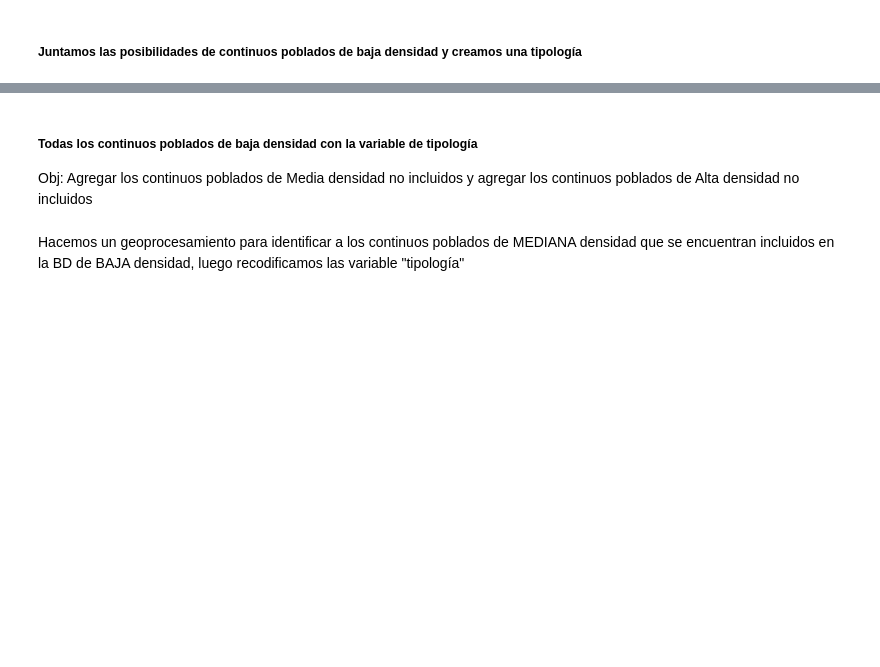
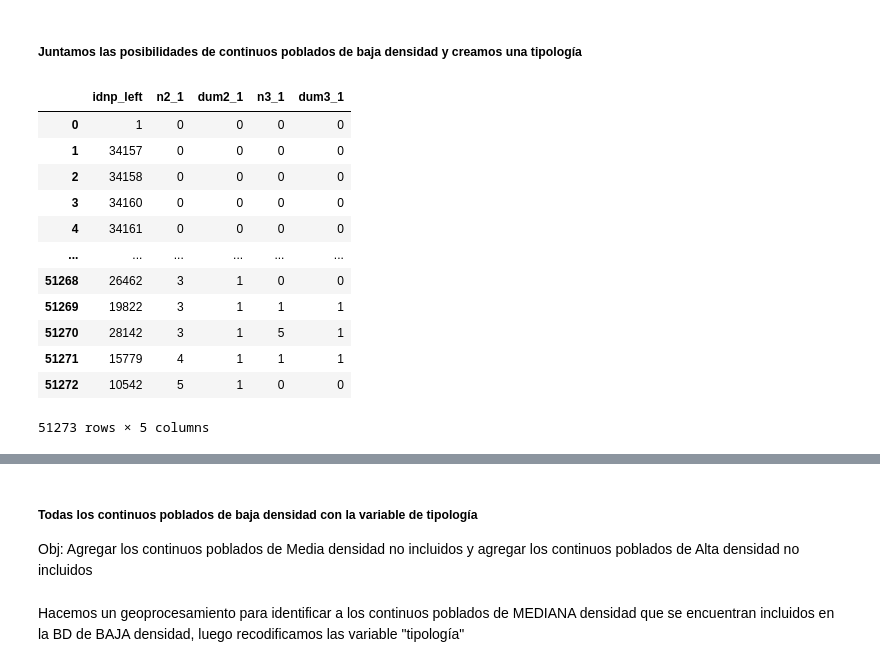
Before and after one commit to gprietoe/Continuo-urbano-rural, a Jupyter notebook: 01. Tipología de continuos poblados.ipynb, the cells around one changed output, grey strips where cells are left out. Saved outputs shown, nothing was run; the diff lists cells and outputs as text; code cells hidden in the pictures; blank space fills up the shorter version.

```diff
--- a/01. Tipología de continuos poblados.ipynb
+++ b/01. Tipología de continuos poblados.ipynb
@@ -23,13 +28,8 @@ print(np_3.crs)
 # %%
 ## Seleccionamos solo las variables que nos interesan
-np_1r=np_1[np_1.id_n.notna()][['id_n','geometry']].copy().rename({'id_n':'idnp'}, axis=1, inplace=True)
-np_2r=np_2[np_2.id_n.notna()][['id_n','geometry']].copy().rename({'id_n':'idnp'}, axis=1, inplace=True)
-np_3r=np_3[np_3.id_n.notna()][['id_n','geometry']].copy().rename({'id_n':'idnp'}, axis=1, inplace=True)
-
-# ##Renombramos la variable de identificación del continuo poblado
-# np_1r.rename({'id_n':'idnp'}, axis=1, inplace=True)
-# np_2r.rename({'id_n':'idnp'}, axis=1, inplace=True)
-# np_3r.rename({'id_n':'idnp'}, axis=1, inplace=True)
+np_1r=np_1[np_1.id_n.notna()][['id_n','geometry']].copy().rename({'id_n':'idnp'}, axis=1)
+np_2r=np_2[np_2.id_n.notna()][['id_n','geometry']].copy().rename({'id_n':'idnp'}, axis=1)
+np_3r=np_3[np_3.id_n.notna()][['id_n','geometry']].copy().rename({'id_n':'idnp'}, axis=1)
 
 ## creamos una BD que solo contenga la variable de idnp_zona
 # np_f_r=np_f[['id_contpb']].copy()
@@ -97,9 +91,10 @@ p1=p1[['idnp_left','n1_3','dum1_3']].copy()
 ##### Baja densidad
 # %%
 ##Baja densidad con alta densidad
-p2 = gpd.sjoin(np_15r, np_3r, how="left", op='intersects')
-### Calculo de la número de continuos poblados y de las donnas
-p2['n15_3']=np.where(p2.index_right.notna(),1,0)
-p2=p2.groupby('idnp_left').sum().reset_index().sort_values('n15_3')
-p2['dum15_3']=np.where(p2.n15_3>=1,1,0)
-p2=p2[['idnp_left','n15_3','dum15_3']].copy()
+p2 = gpd.sjoin(np_1r, np_3r, how="left", predicate='intersects')
+# Calculo de la número de continuos poblados y de las donnas
+p2['n3_1']=np.where(p2.index_right.notna(),1,0)
+p2=p2.groupby('idnp_left').sum().reset_index().sort_values('n3_1')
+p2['dum3_1']=np.where(p2.n3_1>=1,1,0)
+p2=p2[['idnp_left','n3_1','dum3_1']].copy()
+p2
@@ -119,6 +139,21 @@ p3=p3[['idnp_left','n15_1','dum15_1']].copy()
 ##### Juntamos las posibilidades de continuos poblados de baja densidad y creamos una tipología
 # %%
 p15_f=p3.merge(p2, on='idnp_left', how='outer', validate='1:1')
+p15_f
+# %% [output]
+|  | idnp_left | n2_1 | dum2_1 | n3_1 | dum3_1 |
+| 0 | 1 | 0 | 0 | 0 | 0 |
+| 1 | 34157 | 0 | 0 | 0 | 0 |
+| 2 | 34158 | 0 | 0 | 0 | 0 |
+| 3 | 34160 | 0 | 0 | 0 | 0 |
+| 4 | 34161 | 0 | 0 | 0 | 0 |
+| ... | ... | ... | ... | ... | ... |
+| 51268 | 26462 | 3 | 1 | 0 | 0 |
+| 51269 | 19822 | 3 | 1 | 1 | 1 |
+| 51270 | 28142 | 3 | 1 | 5 | 1 |
+| 51271 | 15779 | 4 | 1 | 1 | 1 |
+| 51272 | 10542 | 5 | 1 | 0 | 0 |
+51273 rows × 5 columns
 # %%
 ## Creamos la tipología de continuos poblados
 p15_f['tipologia']='B0'
```
Also changed, not shown: parts of 12 cells of this notebook, 3 other files.
